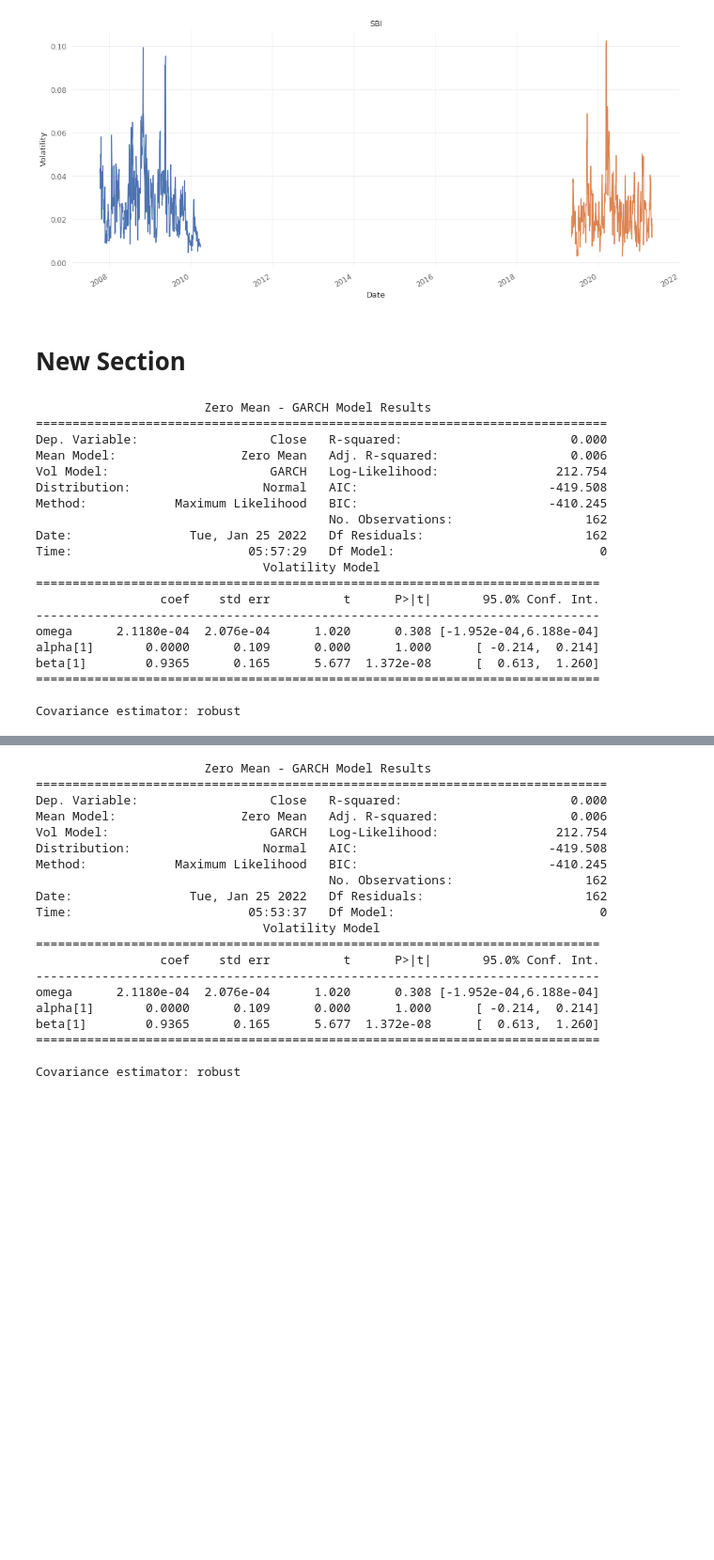
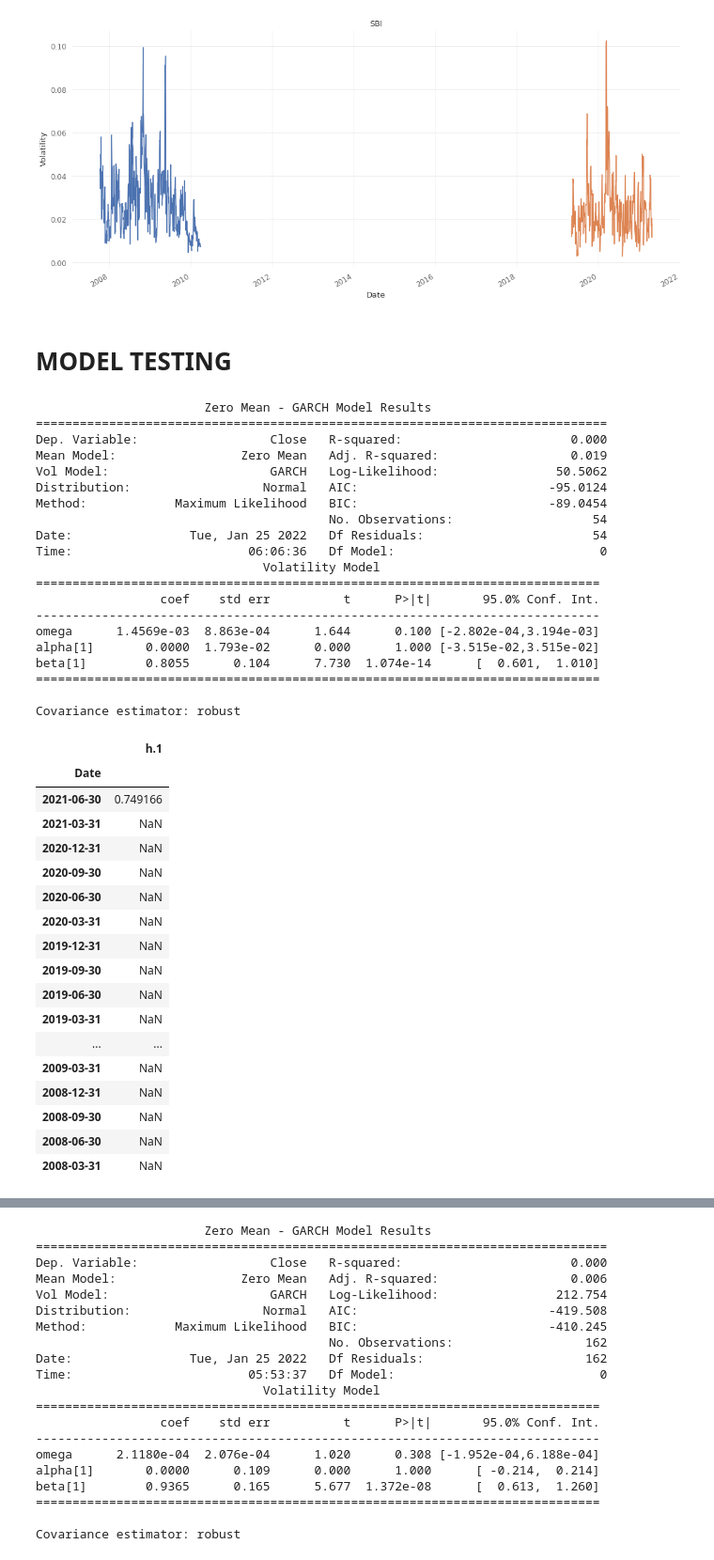
Before and after one commit to AMAYadav/PROJECTS-, a Jupyter notebook: Volatility_study.ipynb, the cells around one changed output, grey strips where cells are left out. Shown at 94% size. Cells and saved outputs as stored; diff of their text form; code cells hidden in the pictures; blank space fills up the shorter version.

```diff
--- a/Volatility_study.ipynb
+++ b/Volatility_study.ipynb
@@ -530,14 +530,14 @@ Volatility Graph of SBI
 From SBI To 2007-10-05
 From SBI To 2019-05-01
 [figure]
-# %% [markdown]
-# New Section
+# %% [markdown]
+# MODEL TESTING
 # %%
 !pip install arch --quiet
 # %%
 from arch import arch_model
 
-arch=arch_model(ret_monthly,mean='zero',vol='GARCH',p=1,rescale=False).fit(disp='off')
+arch=arch_model(ret_quarterly,mean='zero',vol='GARCH',p=1,rescale=False).fit(disp='off')
 print(arch.summary())
 
 forecast=arch.forecast(reindex=True)
@@ -545,23 +545,44 @@ forecast=arch.forecast(reindex=True)
                        Zero Mean - GARCH Model Results
 ==============================================================================
 Dep. Variable:                  Close   R-squared:                       0.000
-Mean Model:                 Zero Mean   Adj. R-squared:                  0.006
-Vol Model:                      GARCH   Log-Likelihood:                212.754
-Distribution:                  Normal   AIC:                          -419.508
-Method:            Maximum Likelihood   BIC:                          -410.245
-                                        No. Observations:                  162
-Date:                Tue, Jan 25 2022   Df Residuals:                      162
-Time:                        05:57:29   Df Model:                            0
+Mean Model:                 Zero Mean   Adj. R-squared:                  0.019
+Vol Model:                      GARCH   Log-Likelihood:                50.5062
+Distribution:                  Normal   AIC:                          -95.0124
+Method:            Maximum Likelihood   BIC:                          -89.0454
+                                        No. Observations:                   54
+Date:                Tue, Jan 25 2022   Df Residuals:                       54
+Time:                        06:06:36   Df Model:                            0
                                Volatility Model
 =============================================================================
                  coef    std err          t      P>|t|       95.0% Conf. Int.
 -----------------------------------------------------------------------------
-omega      2.1180e-04  2.076e-04      1.020      0.308 [-1.952e-04,6.188e-04]
-alpha[1]       0.0000      0.109      0.000      1.000      [ -0.214,  0.214]
-beta[1]        0.9365      0.165      5.677  1.372e-08      [  0.613,  1.260]
+omega      1.4569e-03  8.863e-04      1.644      0.100 [-2.802e-04,3.194e-03]
+alpha[1]       0.0000  1.793e-02      0.000      1.000 [-3.515e-02,3.515e-02]
+beta[1]        0.8055      0.104      7.730  1.074e-14      [  0.601,  1.010]
 =============================================================================
 
 Covariance estimator: robust
+# %%
+forecast.variance[::-1]*100
+# %% [output]
+|  | h.1 |
+| Date |  |
+| 2021-06-30 | 0.749166 |
+| 2021-03-31 | NaN |
+| 2020-12-31 | NaN |
+| 2020-09-30 | NaN |
+| 2020-06-30 | NaN |
+| 2020-03-31 | NaN |
+| 2019-12-31 | NaN |
+| 2019-09-30 | NaN |
+| 2019-06-30 | NaN |
+| 2019-03-31 | NaN |
+| ... | ... |
+| 2009-03-31 | NaN |
+| 2008-12-31 | NaN |
+| 2008-09-30 | NaN |
+| 2008-06-30 | NaN |
+| 2008-03-31 | NaN |
 # %%
 arch.plot()
 # %% [output]
```
Also changed, not shown: parts of 2 cells of this notebook.
